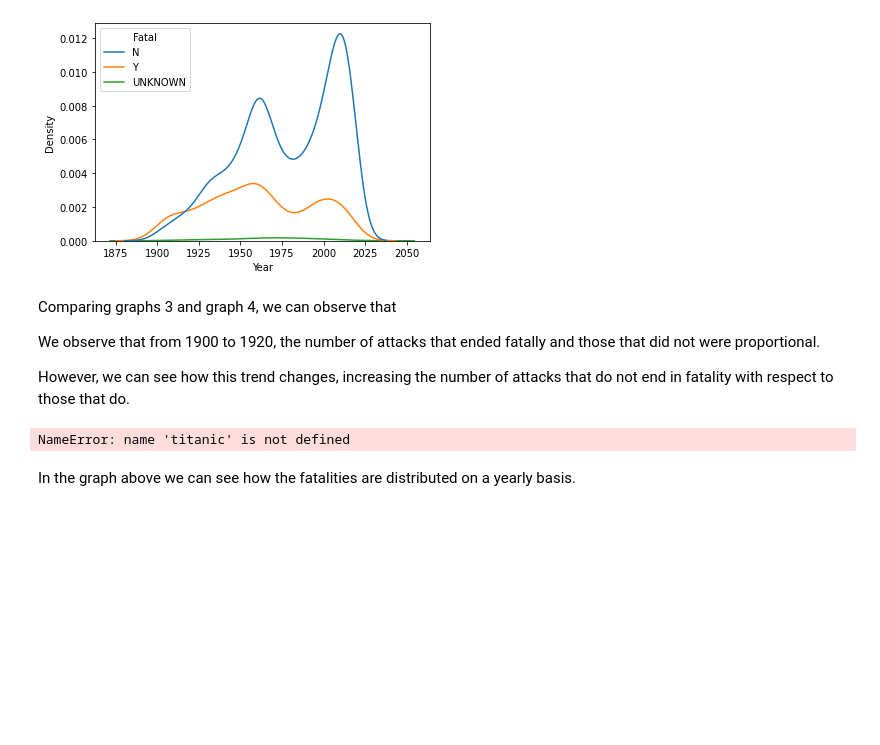
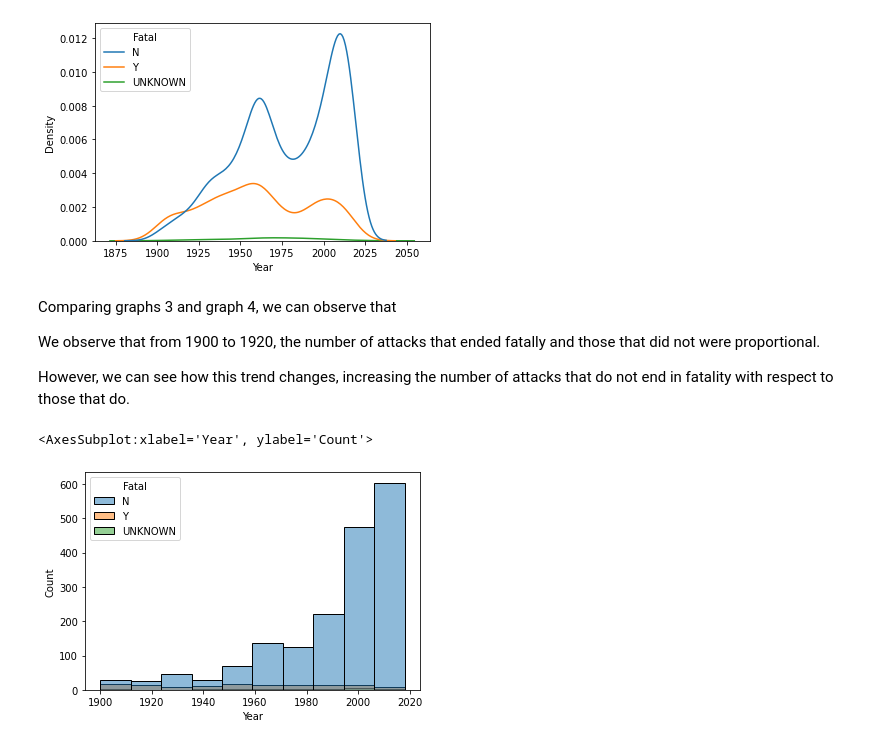
Before and after one commit to angelanavarrog/Pandas-project-Sharks-attacks, a Jupyter notebook: Output/Analysis.ipynb, the cells around one changed output. Cells and saved outputs as stored; diff of their text form; code cells hidden in the pictures; blank space fills up the shorter version.

```diff
--- a/Output/Analysis.ipynb
+++ b/Output/Analysis.ipynb
@@ -130,9 +78,8 @@ Comparing graphs 3 and graph 4, we can observe that
 We observe  that from 1900 to 1920, the number of attacks that ended fatally and those that did not were proportional.
 
 However, we can see how this trend changes, increasing the number of attacks that do not end in fatality with respect to those that do.
-# %%
-sns.kdeplot(x=rest_attacks.Year, hue=titanic.Pclass)
-# %% [output]
-NameError: name 'titanic' is not defined
 # %%
-sns.histplot(x = final_attacks.Year, hue = final_attacks.Fatal, bins = 10)
+sns.histplot(x = USA_attacks.Year, hue = USA_attacks.Fatal, bins = 10)
+# %% [output]
+<AxesSubplot:xlabel='Year', ylabel='Count'>
+[figure, added]
@@ -141,2 +85,0 @@ sns.boxplot (x = "Fatal", y = "Year", data = final_attacks)
-# %% [markdown]
-In the graph above we can see how the fatalities are distributed on a yearly basis.
```
Also changed, not shown: parts of 9 cells of this notebook, 3 other files.
